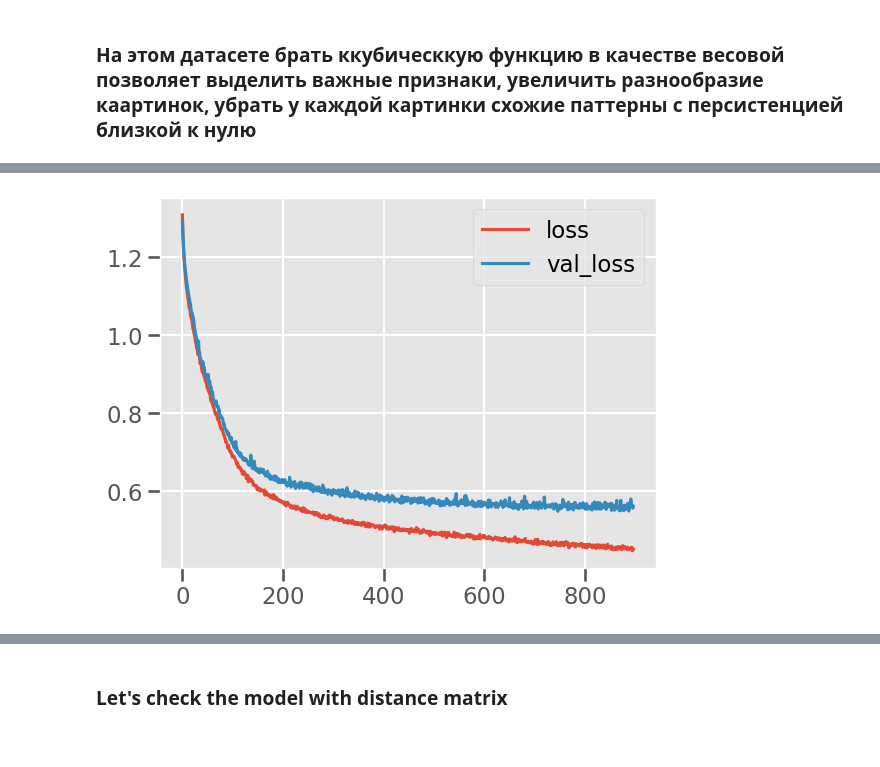
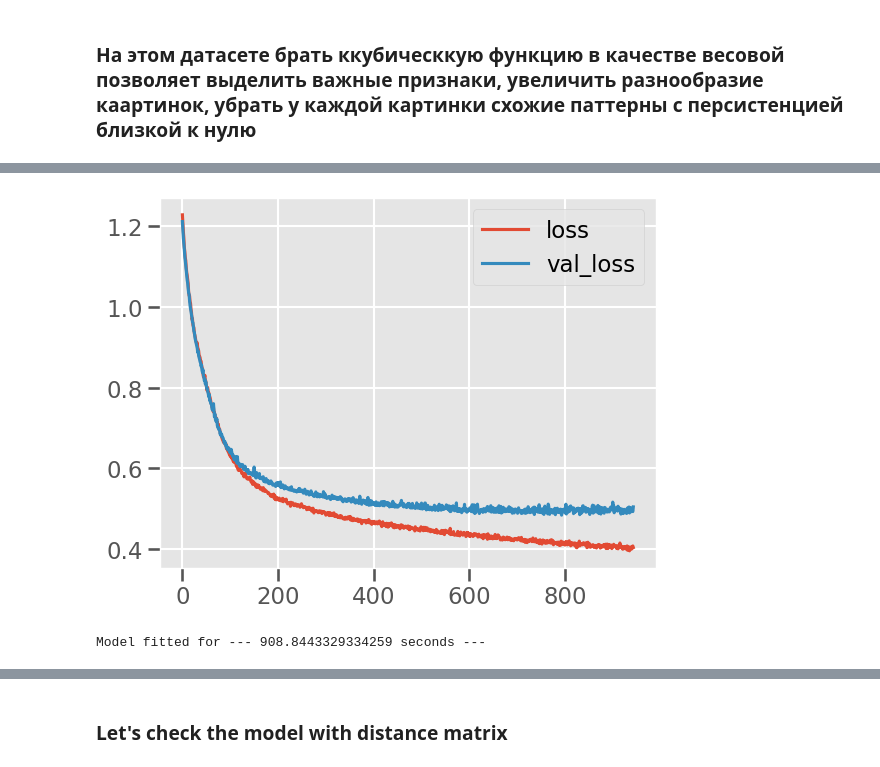
Before and after one commit to Verdangeta/TDA_experiments, a Jupyter notebook: Cross_RipsNet_3d.ipynb, the cells around one changed output, grey strips where cells are left out. Saved outputs shown, nothing was run; the diff lists cells and outputs as text; code cells hidden in the pictures.

```diff
--- a/Cross_RipsNet_3d.ipynb
+++ b/Cross_RipsNet_3d.ipynb
@@ -276,4 +261,19 @@ To enable them in other operations, rebuild TensorFlow with the appropriate comp
 # %%
+import time
+
+start_time = time.time()
+
 history = model_PI_second_type.fit([tf_data_train_1, tf_data_train_2], PI_train, epochs=2000,
-                       validation_data=([tf_data_test_1, tf_data_test_2], clean_PI_test), callbacks=[callback], verbose=1)
+                       validation_data=([tf_data_test_1, tf_data_test_2], clean_PI_test), callbacks=[callback], verbose=0)
+
+
+plt.plot(np.array(history.history["loss"][20:]))
+plt.plot(np.array(history.history["val_loss"][20:]))
+plt.legend(["loss", "val_loss"])
+plt.show()
+
+train_PI_prediction = model_PI_second_type.predict([tf_data_train_1, tf_data_train_2])
+clean_PI_prediction = model_PI_second_type.predict([tf_data_test_1, tf_data_test_2])
+
+print("Model fitted for --- %s seconds ---" % (time.time() - start_time))
 # %% [output]
@@ -297,7 +281,2 @@ Epoch 917/2000
+[figure, added]
+Model fitted for --- 908.8443329334259 seconds ---
-# %%
-plt.plot(np.array(history.history["loss"][20:]))
-plt.plot(np.array(history.history["val_loss"][20:]))
-plt.legend(["loss", "val_loss"])
-plt.show()
-# %% [output]
-[figure, removed]
```
Also changed, not shown: parts of 21 cells of this notebook, 10 other files.
